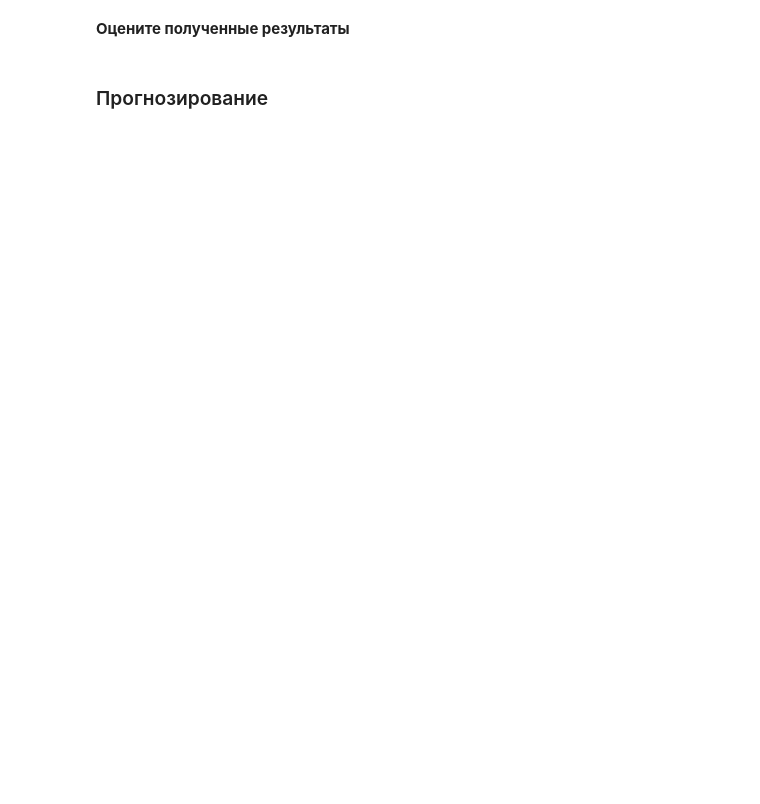
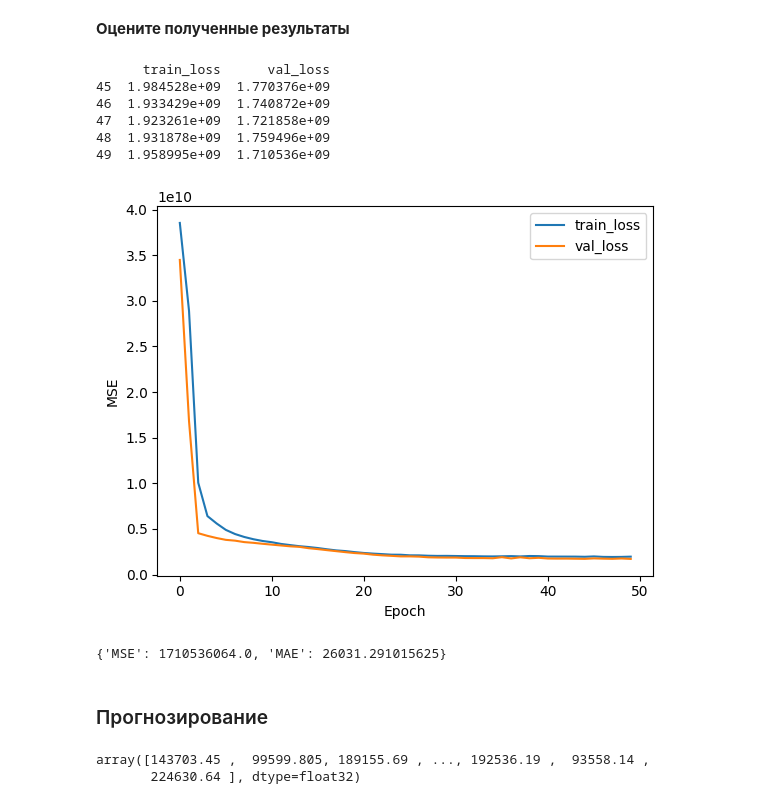
Before and after one commit to mromanenko095/Applied-AI, a Jupyter notebook: Практическая_работа_2_–_Нейронные_сети.ipynb, the cells around one changed output. Drawn from its saved outputs; the diff is of its cells as text; code cells hidden in the pictures; blank space fills up the shorter version.

```diff
--- a/Практическая_работа_2_–_Нейронные_сети.ipynb
+++ b/Практическая_работа_2_–_Нейронные_сети.ipynb
@@ -233,4 +264,36 @@ model.compile() #Для оценки потерь и метрики рекоме
 # %% [markdown]
 Обучите модель на обучающих данных `X_train` и `y_train` задав гиперпараметры вашей модели нейронной сети, например количество эпох (epochs), размер мини-выборки (batch_size) и другие.
-# %%
-history = model.fit(X_train, y_train, None) #замените None на гиперпараметры вашей модели нейронной сети
+# %%
+epochs = 50
+train_losses = []
+val_losses = []
+
+for epoch in range(epochs):
+    model.train()
+    epoch_loss = 0.0
+
+    # Проход по батчам
+    for xb, yb in train_loader:
+        optimizer.zero_grad()  # обнуляем старые градиенты
+        pred = model(xb)  # прямой проход
+        loss = criterion(pred, yb)  # считаем ошибку
+        loss.backward()  # обратный проход (считаем градиенты)
+        optimizer.step()  # обновляем веса
+        epoch_loss += loss.item() * xb.size(0)
+
+    epoch_loss /= len(train_ds)
+
+    # Валидация
+    model.eval()
+    with torch.no_grad():
+        val_loss = criterion(model(X_val_t), y_val_t).item()
+
+    train_losses.append(epoch_loss)
+    val_losses.append(val_loss)
+
+    if (epoch + 1) % 5 == 0:
+        print(f"Epoch {epoch+1:2d}/{epochs} | train MSE: {epoch_loss:.0f} | val MSE: {val_loss:.0f}")
+
+# Создаем DataFrame, чтобы следующая ячейка не упала
+import pandas as pd
+history = pd.DataFrame({'train_loss': train_losses, 'val_loss': val_losses})
@@ -237,7 +311,15 @@ history = model.fit(X_train, y_train, None) #замените None на гипе
 # %% [markdown]
 **Оцените полученные результаты**
 # %%
-pd.DataFrame(history.history).plot()
-plt.ylabel('xxxx')
-plt.xlabel('yyyy')
-print(history.history)
+history.plot()
+plt.ylabel('MSE')
+plt.xlabel('Epoch')
+print(history.tail())
+# %% [output]
+      train_loss      val_loss
+45  1.984528e+09  1.770376e+09
+46  1.933429e+09  1.740872e+09
+47  1.923261e+09  1.721858e+09
+48  1.931878e+09  1.759496e+09
+49  1.958995e+09  1.710536e+09
+[figure, added]
@@ -246,2 +326,17 @@ scores = None
+# %%
+from sklearn.metrics import mean_squared_error, mean_absolute_error
+
+model.eval()
+with torch.no_grad():
+    val_preds = model(X_val_t).numpy()
+
+# Считаем метрики на валидационной выборке
+mse = mean_squared_error(y_val, val_preds)
+mae = mean_absolute_error(y_val, val_preds)
+
+scores = {'MSE': mse, 'MAE': mae}
+print(scores)
+# %% [output]
+{'MSE': 1710536064.0, 'MAE': 26031.291015625}
 # %% [markdown]
 ### Прогнозирование
@@ -251 +343,12 @@ preds
+# %%
+X_test_t = torch.tensor(np.array(test_edited), dtype=torch.float32)
+
+model.eval()
+with torch.no_grad():
+    preds = model(X_test_t).numpy().flatten()
+
+preds
+# %% [output]
+array([143703.45 ,  99599.805, 189155.69 , ..., 192536.19 ,  93558.14 ,
+       224630.64 ], dtype=float32)
 # %%
```
Also changed, not shown: parts of 9 cells of this notebook.
